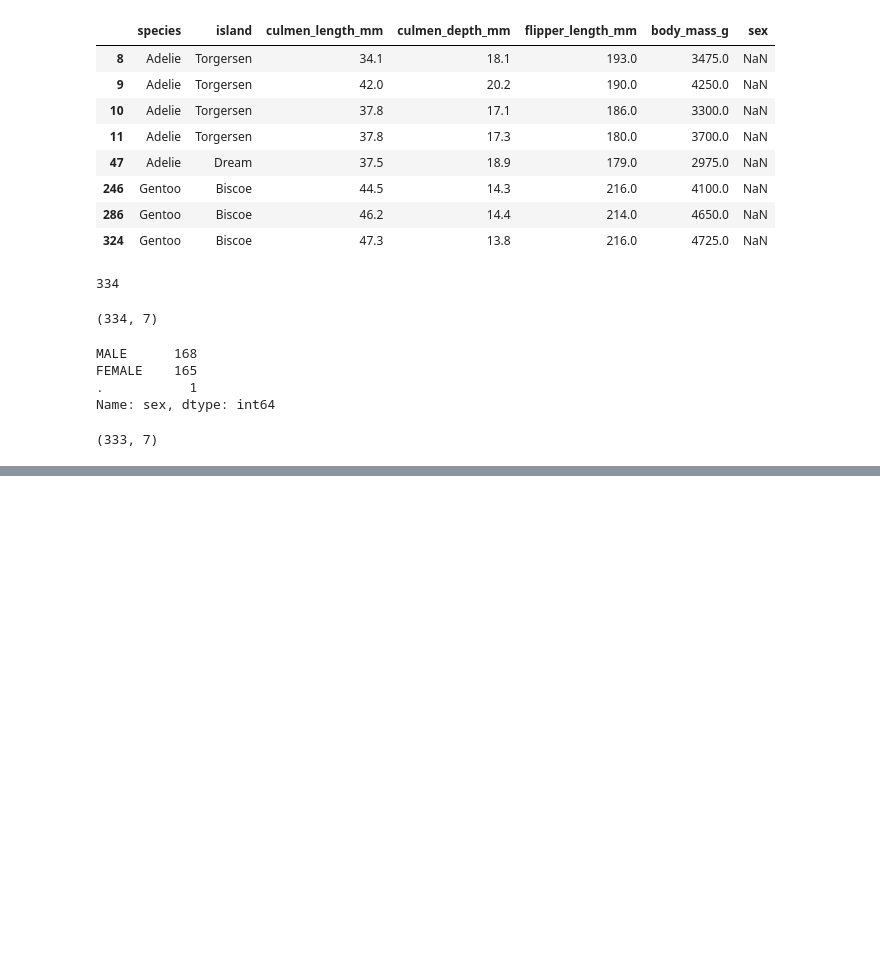
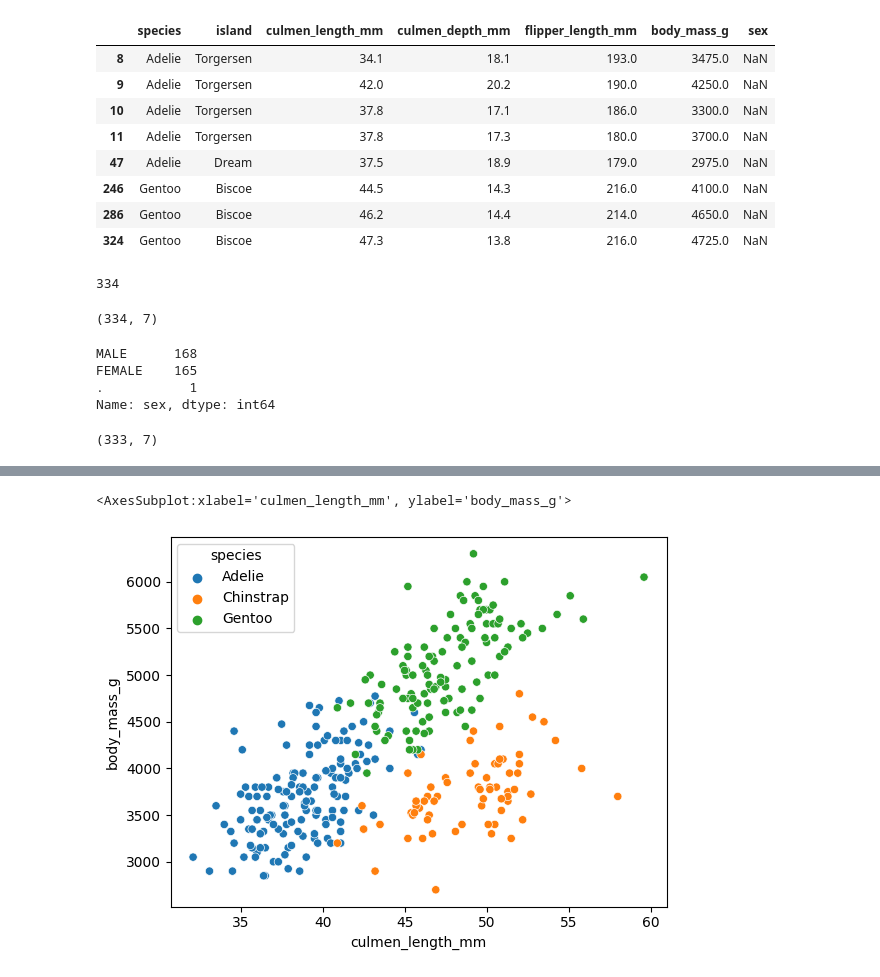
Before and after one commit to emonteiro27/data-palmer-penguin, a Jupyter notebook: palmer-archipelago.ipynb, the cells around one changed output, grey strips where cells are left out. Drawn from its saved outputs; the diff is of its cells as text; code cells hidden in the pictures; blank space fills up the shorter version.

Commit message:
Added more scatterplots where we can distinguish the 3 species based on other features

```diff
--- a/palmer-archipelago.ipynb
+++ b/palmer-archipelago.ipynb
@@ -210,0 +206,5 @@ sns.scatterplot(data=df, x='culmen_depth_mm', y='body_mass_g', hue='species')
+# %%
+sns.scatterplot(data=df, x='culmen_length_mm', y='body_mass_g', hue='species')
+# %% [output]
+<AxesSubplot:xlabel='culmen_length_mm', ylabel='body_mass_g'>
+[figure, added]
```
Also changed, not shown: parts of 14 cells of this notebook.
